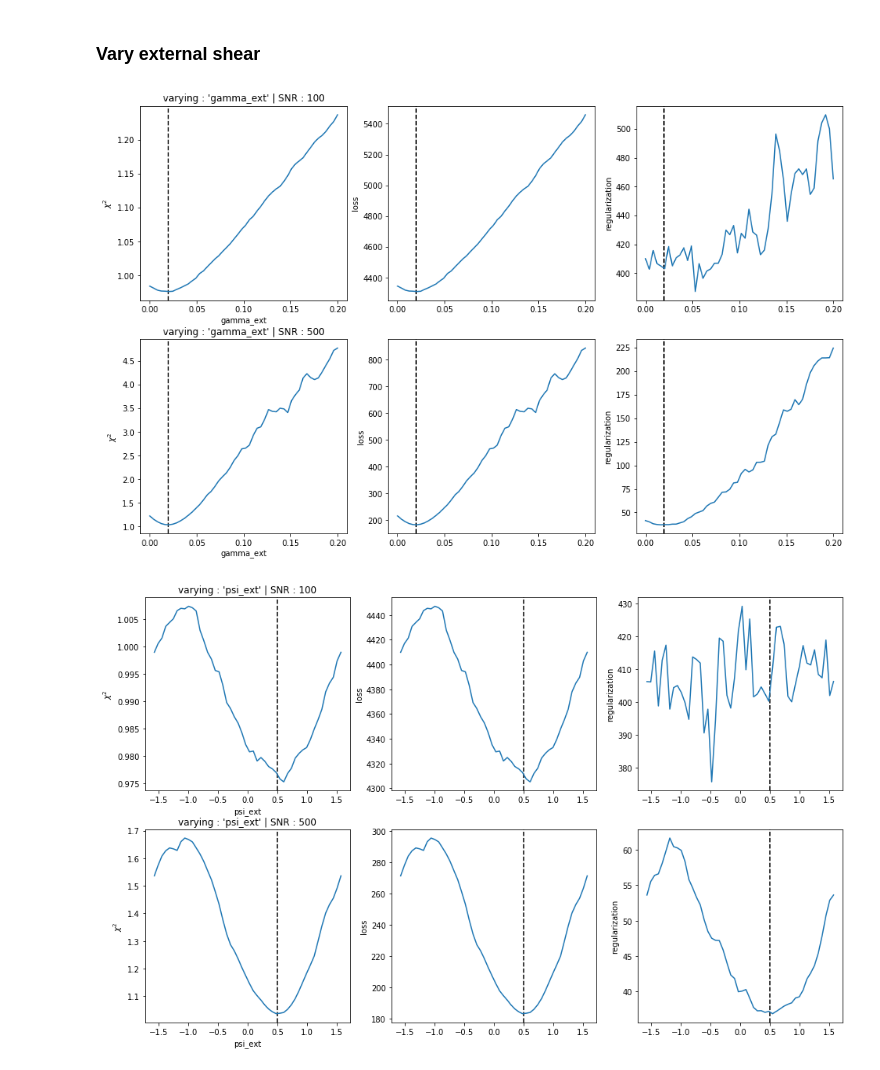
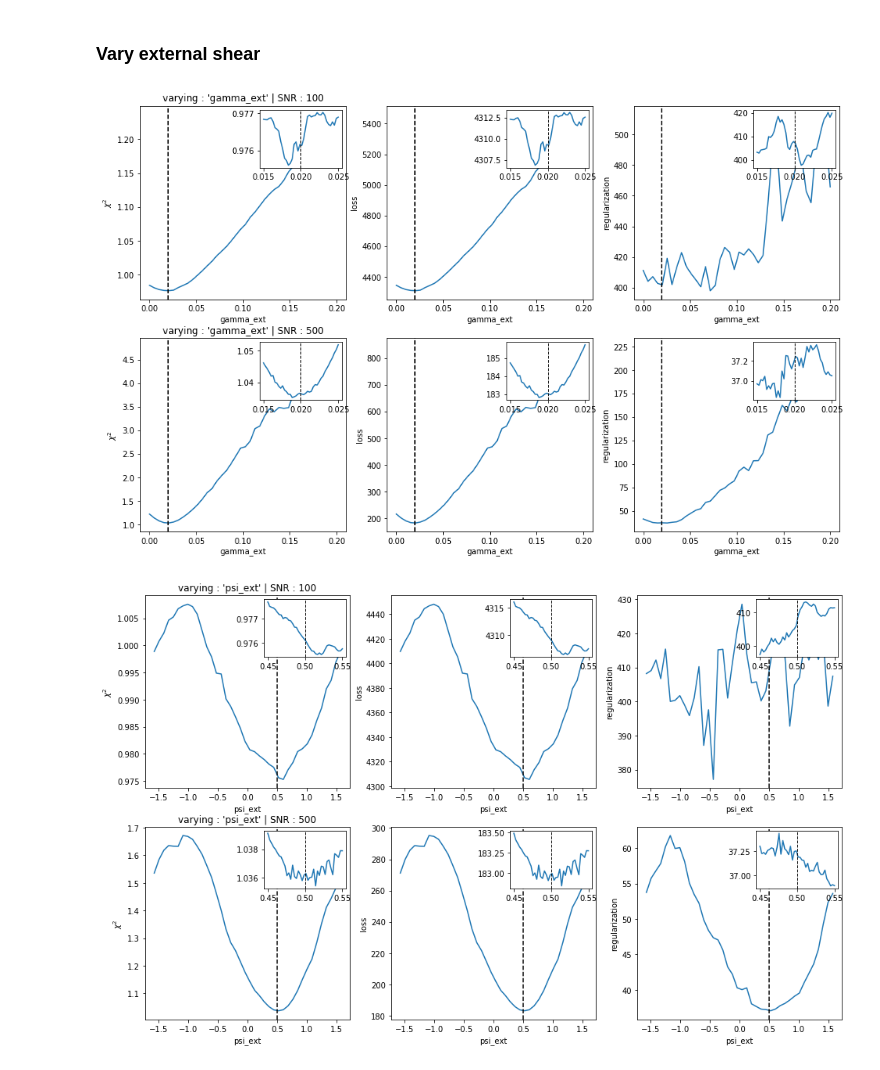
Before and after one commit to aymgal/SLITronomy, a Jupyter notebook: thirdparty/dev_notebooks/loss_minimization_lens_model.ipynb, the cells around one changed output. Drawn from its saved outputs; the diff is of its cells as text; code cells hidden in the pictures.

```diff
--- a/thirdparty/dev_notebooks/loss_minimization_lens_model.ipynb
+++ b/thirdparty/dev_notebooks/loss_minimization_lens_model.ipynb
@@ -9,6 +9,7 @@ import copy
 import time
 import numpy as np
 import matplotlib.pyplot as plt
+from mpl_toolkits.axes_grid1.inset_locator import inset_axes
 import astropy.io.fits as pf
 import pysap
 import tqdm
@@ -30,13 +31,11 @@ import lenstronomy.Util.simulation_util as sim_util
 import lenstronomy.Util.image_util as image_util
 import lenstronomy.Util.util as lenstro_util
 
-from lenstronomy.LightModel.Profiles.starlets import Starlets
-
 from slitronomy.Util.plot_util import nice_colorbar, log_cmap
 
 np.random.seed(118)
 
-n_points = 50
+n_points = 40
 
 %matplotlib inline
 # %%
@@ -155,7 +154,7 @@ source_model_class_sparsefit = LightModel(['STARLETS'])
 kwargs_source_sparsefit  = [{'n_scales': 6}]  # starlet coeffs that are optimized for
 
 kwargs_sparse_solver = {
-    'lensing_operator': 'interpol',  # 'interpol' or 'simple'
+    'source_interpolation': 'bilinear',
     'subgrid_res_source': 2,
     'sparsity_prior_norm': 1,
     'max_threshold': 3,
@@ -163,6 +162,7 @@ kwargs_sparse_solver = {
     'num_iter_weights': 3,
     'verbose': False,
     'show_steps': False,
+    'thread_count': 8,
 }
 # %%
 # test on the highest SNR to check for optimal settings
@@ -305,11 +317,15 @@ plt.show()
 # %% [markdown]
 ### Vary external shear
 # %%
-fig, _ = vary_one_parameter('gamma_ext', np.linspace(0, 0.2, n_points), kwargs_truth['kwargs_lens'])
+truth = kwargs_truth['kwargs_lens'][1]['gamma_ext']
+fig, _, _ = vary_one_parameter('gamma_ext', np.linspace(0, 0.2, n_points), kwargs_truth['kwargs_lens'],
+                            param_range_zoom=np.linspace(max(0, truth-0.005),
+                                                         min(1, truth+0.005), n_points))
 plt.show()
-
-fig, _ = vary_one_parameter('psi_ext', np.linspace(-np.pi/2, np.pi/2, n_points), kwargs_truth['kwargs_lens'])
+truth = kwargs_truth['kwargs_lens'][1]['psi_ext']
+fig, _, _ = vary_one_parameter('psi_ext', np.linspace(-np.pi/2, np.pi/2, n_points), kwargs_truth['kwargs_lens'],
+                            param_range_zoom=np.linspace(truth-0.05, truth+0.05, n_points))
 plt.show()
 # %% [output]
-[figure, old version]
+[figure, new version]
-[figure, old version]
+[figure, new version]
```
Also changed, not shown: parts of 6 cells of this notebook, 2 other files.
